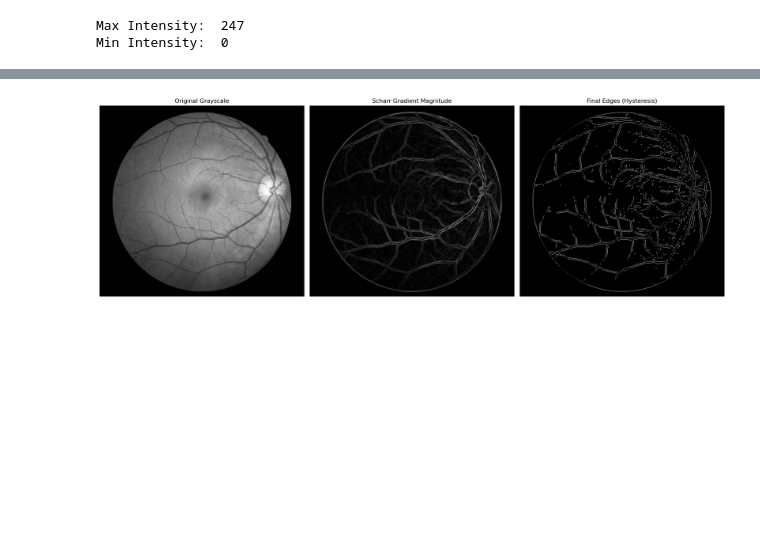
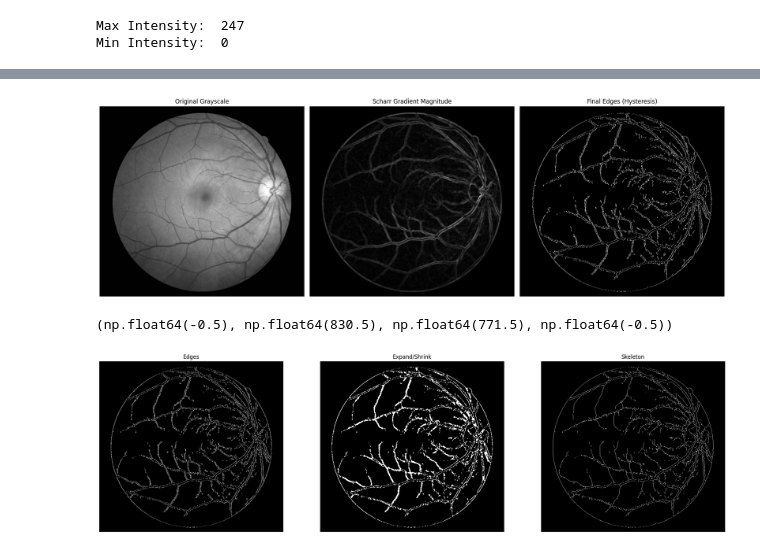
Before and after one commit to Shreyas8612/Image_Processing_Fundas_Images, a Jupyter notebook: Image_Processing.ipynb, the cells around one changed output, grey strips where cells are left out. Drawn from its saved outputs; the diff is of its cells as text; code cells hidden in the pictures; blank space fills up the shorter version.

```diff
--- a/Image_Processing.ipynb
+++ b/Image_Processing.ipynb
@@ -341,10 +351,12 @@ def scharr_edge_detection_hysteresis(gray_img, low_ratio=0.1, high_ratio=0.2):
 # %%
 # 2. Run Scharr + Hysteresis Edge Detection
-edges, I_x, I_y, magnitude, orientation = scharr_edge_detection_hysteresis(
+edges, I_kx, I_ky, I_kxx, I_kyy, I_kxy, combined_mag, orientation = scharr_edge_detection_hysteresis(
     filtered_np,
     low_ratio=0.07,  # Adjust these for your use-case
     high_ratio=0.1
 )
+
+combined = (np.abs(I_kx) + np.abs(I_ky) + np.abs(I_kxx) + np.abs(I_kyy) + np.abs(I_kxy)) / 5.0
 
 # 3. Visualization
 # Display the NMS magnitude (for reference) and the final edges
@@ -356,8 +368,7 @@ axs[0].set_title("Original Grayscale")
 axs[0].axis('off')
 
 # b) Gradient Magnitude
-mag_norm = (magnitude / np.max(magnitude + 1e-8)) * 255
-axs[1].imshow(mag_norm.astype(np.uint8), cmap='gray')
+axs[1].imshow(combined, cmap='gray')
 axs[1].set_title("Scharr Gradient Magnitude")
 axs[1].axis('off')
 
@@ -369,4 +380,35 @@ axs[2].axis('off')
 plt.tight_layout()
 plt.show()
 # %% [output]
-[figure, old version]
+[figure, new version]
+# %%
+# Assume 'zero_crossing' is your binary image after zero-crossing detection
+selem = morphology.disk(2)  # Small structuring element
+
+# Expand the image (dilation)
+expanded = morphology.binary_dilation(edges, selem)
+
+# Shrink the image (erosion)
+shrunk = morphology.binary_erosion(expanded, selem)
+
+skeleton = morphology.skeletonize(shrunk)
+
+# Compare original and filtered
+plt.figure(figsize=(25, 20))
+plt.subplot(1, 3, 1)
+plt.imshow(edges, cmap='gray')
+plt.title('Edges')
+plt.axis("off")
+
+plt.subplot(1, 3, 2)
+plt.imshow(shrunk, cmap='gray')
+plt.title('Expand/Shrink')
+plt.axis("off")
+
+plt.subplot(1, 3, 3)
+plt.imshow(skeleton, cmap='gray')
+plt.title('Skeleton')
+plt.axis("off")
+# %% [output]
+(np.float64(-0.5), np.float64(830.5), np.float64(771.5), np.float64(-0.5))
+[figure, added]
```
Also changed, not shown: parts of 6 cells of this notebook.
